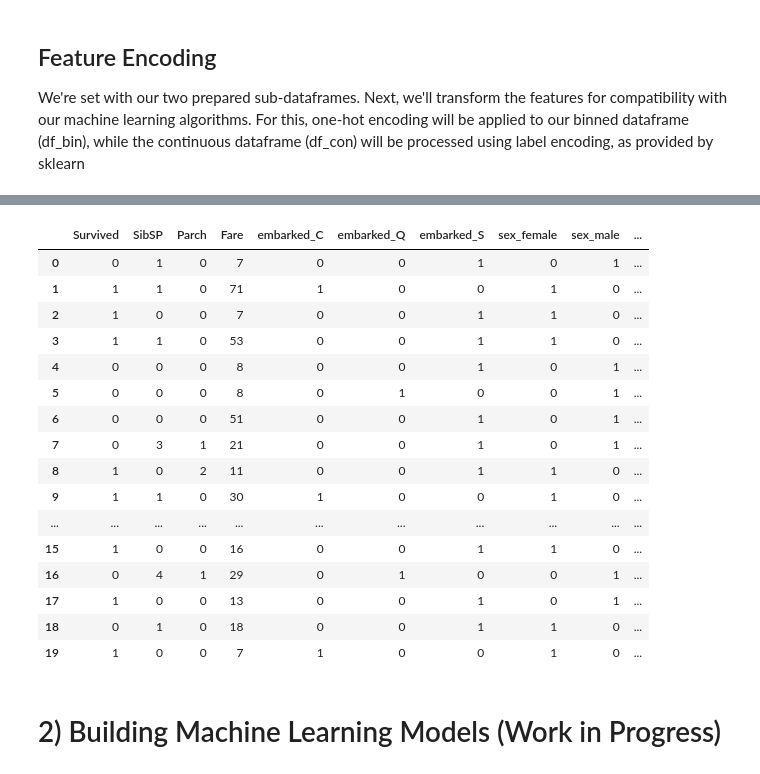
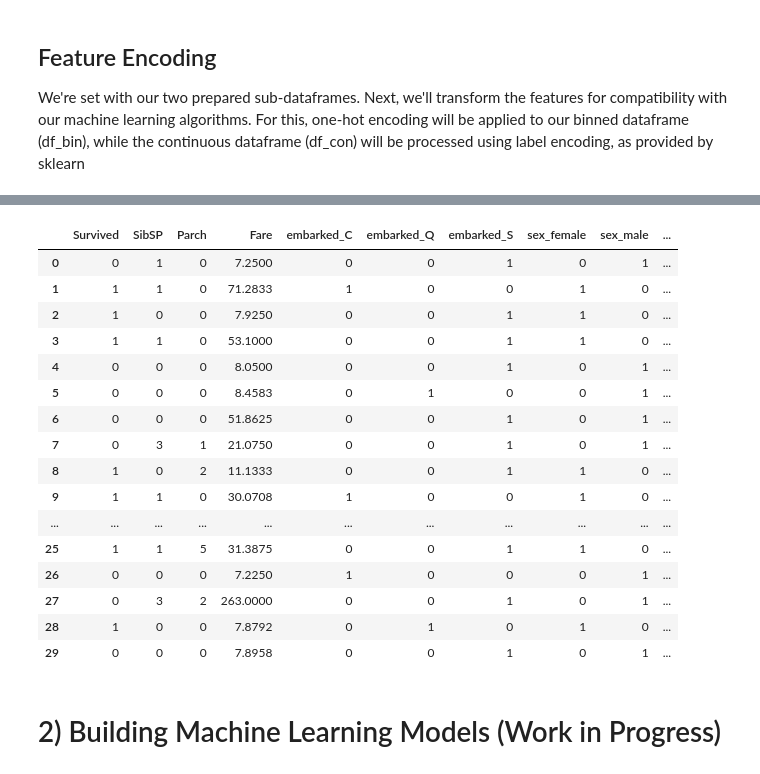
Before and after one commit to joshua-dixon1/Titanic-Survival-Analysis-and-Prediction, a Jupyter notebook: titanic_analysis.ipynb, the cells around one changed output, grey strips where cells are left out. Drawn from its saved outputs; the diff is of its cells as text; code cells hidden in the pictures.

```diff
--- a/titanic_analysis.ipynb
+++ b/titanic_analysis.ipynb
@@ -948,29 +965,32 @@ df_con_enc = pd.concat([df_con,
                         df_sex_one_hot,
                         df_plcass_one_hot], axis=1)
 
+one_hot_columns = df_embarked_one_hot.columns.tolist() + df_sex_one_hot.columns.tolist() + df_plcass_one_hot.columns.tolist()
+df_con_enc[one_hot_columns] = df_con_enc[one_hot_columns].astype(int)
+
 # Drop the original categorical columns as now they have been one hot encoded
-df_con_enc = df_con_enc.drop(['Pclass', 'Sex', 'Embarked'], axis=1).astype(int)
+df_con_enc = df_con_enc.drop(['Pclass', 'Sex', 'Embarked'], axis=1)
 # %%
 #  df_con_enc
-df_con_enc.head(20)
+df_con_enc.head(30)
 # %% [output]
 |  | Survived | SibSP | Parch | Fare | embarked_C | embarked_Q | embarked_S | sex_female | sex_male | ... |
-| 0 | 0 | 1 | 0 | 7 | 0 | 0 | 1 | 0 | 1 | ... |
-| 1 | 1 | 1 | 0 | 71 | 1 | 0 | 0 | 1 | 0 | ... |
-| 2 | 1 | 0 | 0 | 7 | 0 | 0 | 1 | 1 | 0 | ... |
-| 3 | 1 | 1 | 0 | 53 | 0 | 0 | 1 | 1 | 0 | ... |
-| 4 | 0 | 0 | 0 | 8 | 0 | 0 | 1 | 0 | 1 | ... |
-| 5 | 0 | 0 | 0 | 8 | 0 | 1 | 0 | 0 | 1 | ... |
-| 6 | 0 | 0 | 0 | 51 | 0 | 0 | 1 | 0 | 1 | ... |
-| 7 | 0 | 3 | 1 | 21 | 0 | 0 | 1 | 0 | 1 | ... |
-| 8 | 1 | 0 | 2 | 11 | 0 | 0 | 1 | 1 | 0 | ... |
-| 9 | 1 | 1 | 0 | 30 | 1 | 0 | 0 | 1 | 0 | ... |
+| 0 | 0 | 1 | 0 | 7.2500 | 0 | 0 | 1 | 0 | 1 | ... |
+| 1 | 1 | 1 | 0 | 71.2833 | 1 | 0 | 0 | 1 | 0 | ... |
+| 2 | 1 | 0 | 0 | 7.9250 | 0 | 0 | 1 | 1 | 0 | ... |
+| 3 | 1 | 1 | 0 | 53.1000 | 0 | 0 | 1 | 1 | 0 | ... |
+| 4 | 0 | 0 | 0 | 8.0500 | 0 | 0 | 1 | 0 | 1 | ... |
+| 5 | 0 | 0 | 0 | 8.4583 | 0 | 1 | 0 | 0 | 1 | ... |
+| 6 | 0 | 0 | 0 | 51.8625 | 0 | 0 | 1 | 0 | 1 | ... |
+| 7 | 0 | 3 | 1 | 21.0750 | 0 | 0 | 1 | 0 | 1 | ... |
+| 8 | 1 | 0 | 2 | 11.1333 | 0 | 0 | 1 | 1 | 0 | ... |
+| 9 | 1 | 1 | 0 | 30.0708 | 1 | 0 | 0 | 1 | 0 | ... |
 | ... | ... | ... | ... | ... | ... | ... | ... | ... | ... | ... |
-| 15 | 1 | 0 | 0 | 16 | 0 | 0 | 1 | 1 | 0 | ... |
-| 16 | 0 | 4 | 1 | 29 | 0 | 1 | 0 | 0 | 1 | ... |
-| 17 | 1 | 0 | 0 | 13 | 0 | 0 | 1 | 0 | 1 | ... |
-| 18 | 0 | 1 | 0 | 18 | 0 | 0 | 1 | 1 | 0 | ... |
-| 19 | 1 | 0 | 0 | 7 | 1 | 0 | 0 | 1 | 0 | ... |
+| 25 | 1 | 1 | 5 | 31.3875 | 0 | 0 | 1 | 1 | 0 | ... |
+| 26 | 0 | 0 | 0 | 7.2250 | 1 | 0 | 0 | 0 | 1 | ... |
+| 27 | 0 | 3 | 2 | 263.0000 | 0 | 0 | 1 | 0 | 1 | ... |
+| 28 | 1 | 0 | 0 | 7.8792 | 0 | 1 | 0 | 1 | 0 | ... |
+| 29 | 0 | 0 | 0 | 7.8958 | 0 | 0 | 1 | 0 | 1 | ... |
 # %% [markdown]
 # 2) Building Machine Learning Models (Work in Progress)
 # %% [markdown]
```
Also changed, not shown: parts of 46 cells of this notebook.
